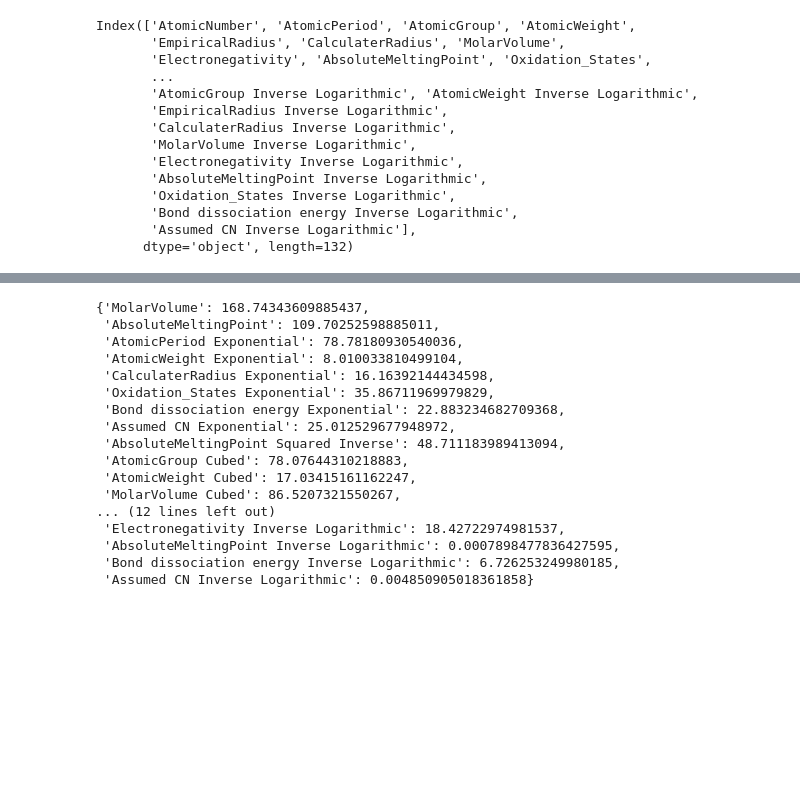
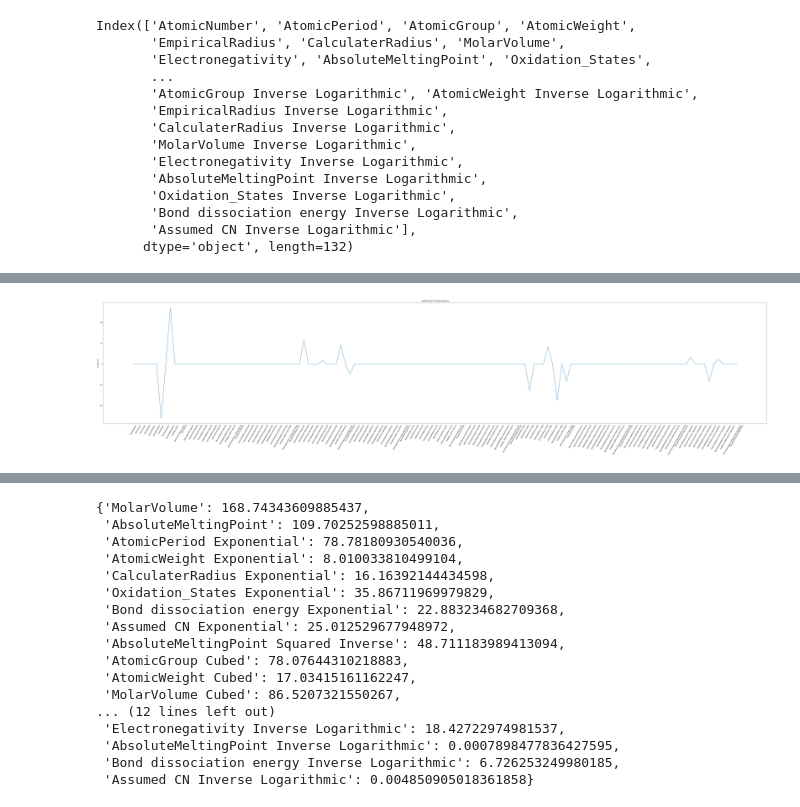
Before and after one commit to zachang890/ML_Research---Glass, a Jupyter notebook: lasso_feature_select.ipynb, the cells around one changed output, grey strips where cells are left out. Saved outputs shown, nothing was run; the diff lists cells and outputs as text; code cells hidden in the pictures; blank space fills up the shorter version.

```diff
--- a/lasso_feature_select.ipynb
+++ b/lasso_feature_select.ipynb
@@ -122,14 +120,23 @@ plt.legend()
 # %%
 #Using optimal alpha value = 0.01
-lasso = Lasso(alpha = 0.01)
+def lasso_coeffs(alpha_val, column, name):
+    lasso = Lasso(alpha = alpha_val)
 
-X_youngs = all_transformed_data
-Y_youngs = pd.read_csv("./Oxide_glass_1_5_02142020.csv")["Young's modulus E (GPa)"].values
-plt.rcParams["figure.figsize"] = (80,15)
-lasso_coeff_youngs = lasso.fit(X_youngs, Y_youngs).coef_
-plotting_youngs = plt.plot(range(len(all_feature_names)), lasso_coeff_youngs)
-plotting_youngs = plt.xticks(range(len(all_feature_names)), all_feature_names, rotation=60)
-plotting_youngs = plt.ylabel("Coefficients")
-plt.show() #Do cross-validation
+    X = all_transformed_data
+    Y = pd.read_csv("./Oxide_glass_1_5_02142020.csv")[column].values
+    plt.rcParams["figure.figsize"] = (80,15)
+    lasso_coeff = lasso.fit(X, Y).coef_
+    plotting = plt.plot(range(len(all_feature_names)), lasso_coeff)
+    plotting = plt.xticks(range(len(all_feature_names)), all_feature_names, rotation=60)
+    plotting = plt.ylabel("Coefficients")
+    plotting = plt.title("Coefficients for " + name)
+    plt.show() #Do cross-validation
+
+    return lasso_coeff
+youngs_coeffs = lasso_coeffs(0.01, "Young's modulus E (GPa)", "Young's Modulus")
 # %% [output]
 [figure]
+# %%
+shear_coeffs = lasso_coeffs(0.01, "Shear modulus G (GPa)", "Shear Modulus")
+# %% [output]
+[figure, added]
```
Also changed, not shown: parts of 17 cells of this notebook, 5 other files.
